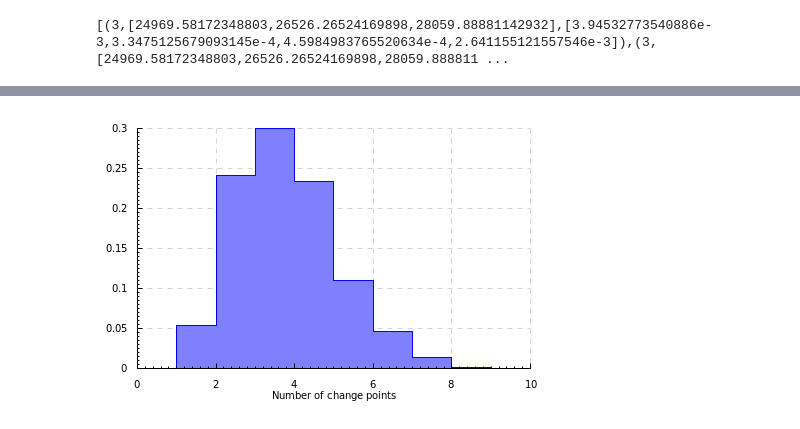
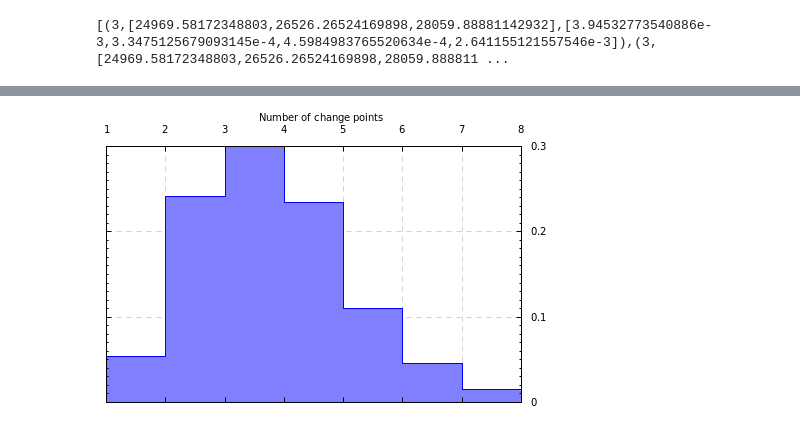
Before and after one commit to davidar/stochaskell, a Jupyter notebook: rj-coal.ipynb, the cells around one changed output, grey strips where cells are left out. Cells and saved outputs as stored; diff of their text form; code cells hidden in the pictures.

```diff
--- a/rj-coal.ipynb
+++ b/rj-coal.ipynb
@@ -171,8 +174,19 @@ toRenderable $ do
-# %%
-toRenderable $ do
-  plot . return . histToPlot $ defaultNormedPlotHist
-    { _plot_hist_title = "", _plot_hist_values = [real n | (n,s,g) <- samples], _plot_hist_range = Just (0,10), _plot_hist_bins = 10 }
-  xlabel "Number of change points"
-# %% [output]
-[figure, removed]
+# %%
+pHist = do
+  plot . return . histToPlot $ defaultNormedPlotHist
+    { _plot_hist_title = "", _plot_hist_values = [real n | (n,s,g) <- samples], _plot_hist_range = Just (1,8), _plot_hist_bins = 7 }
+  xlim (1,8)
+  layout_title .= "Number of change points"
+  layout_title_style . font_size .= 10
+  layout_title_style . font_weight .= FontWeightNormal
+  layout_margin .= 0
+  layout_top_axis_visibility    .= AxisVisibility True True True
+  layout_bottom_axis_visibility .= AxisVisibility True True False
+  layout_right_axis_visibility  .= AxisVisibility True True True
+  layout_left_axis_visibility   .= AxisVisibility True True False
+  layout_x_axis . laxis_generate .= autoScaledAxis def { _la_nLabels = 7, _la_nTicks = 7 }
+  layout_y_axis . laxis_generate .= autoScaledAxis def { _la_nLabels = 3, _la_nTicks = 30 }
+toRenderable pHist
+# %% [output]
+[figure, added]
 # %%
```
Also changed, not shown: parts of 6 cells of this notebook, 1 other file.
